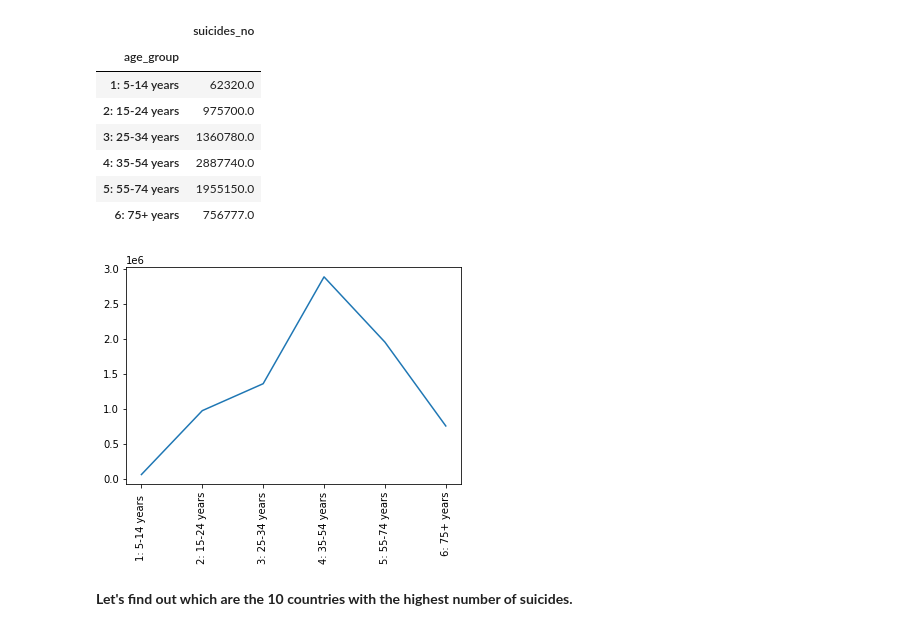
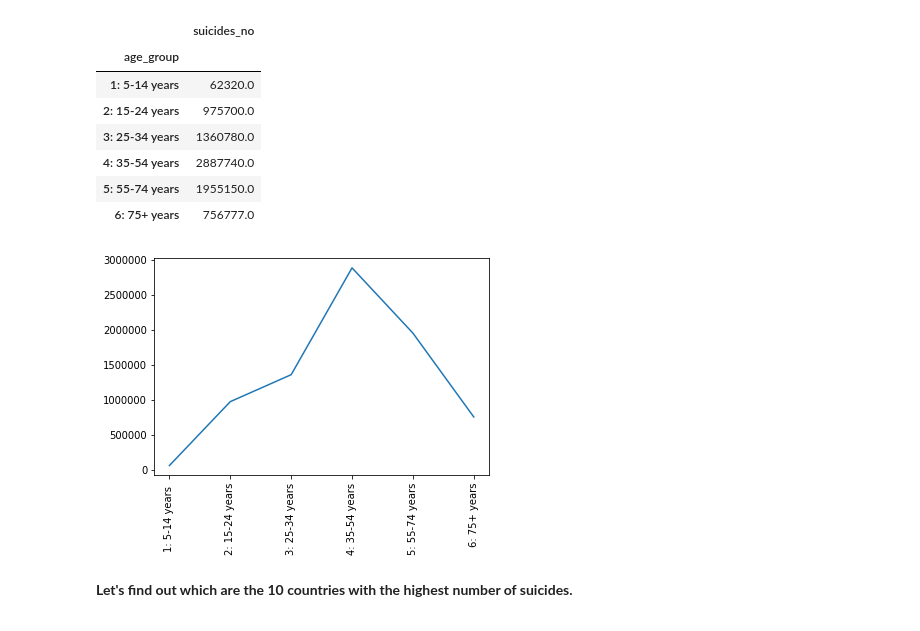
Before and after one commit to panmenor/WHO-Suicide-Basic-EDA-Kaggle, a Jupyter notebook: who-suicide-basic-eda.ipynb, the cells around one changed output. Saved outputs shown, nothing was run; the diff lists cells and outputs as text; code cells hidden in the pictures.

```diff
--- a/who-suicide-basic-eda.ipynb
+++ b/who-suicide-basic-eda.ipynb
@@ -224,11 +225,13 @@ suicides_per_ages
 | 5: 55-74 years | 1955150.0 |
 | 6: 75+ years | 756777.0 |
 # %%
+fig, ax = plt.subplots()
 plt.plot(suicides_per_ages.index, suicides_per_ages["suicides_no"].values)
 plt.xticks(rotation=90)
+ax.ticklabel_format(useOffset=False, style='plain', axis="y")
 plt.show()
 # %% [output]
-[figure, old version]
+[figure, new version]
 # %% [markdown]
 **Let's find out which are the 10 countries with the highest number of suicides.**
 # %%
```
Also changed, not shown: parts of 5 cells of this notebook.
